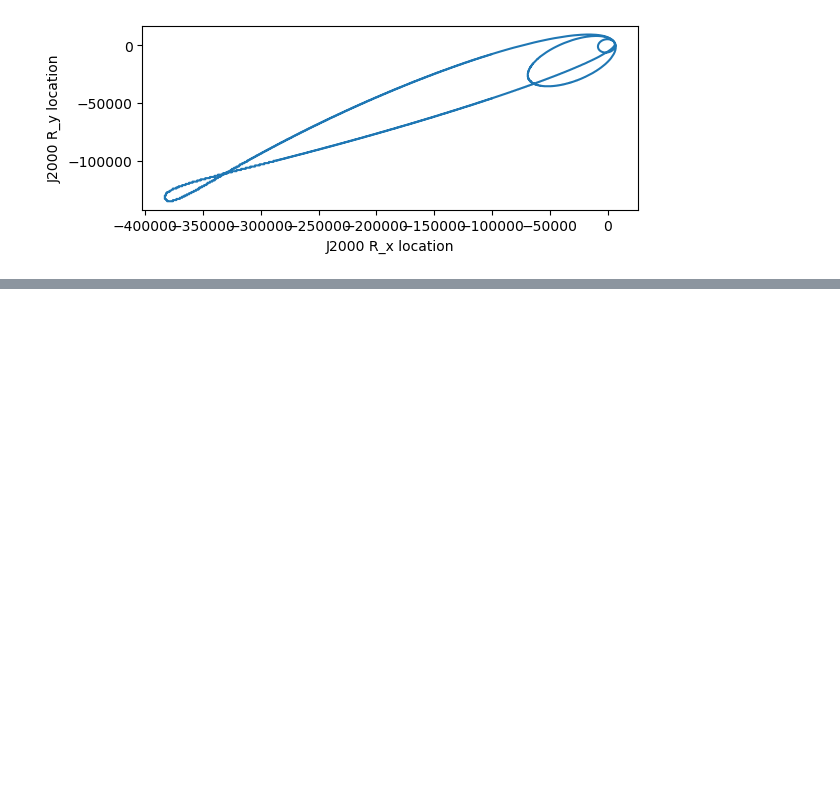
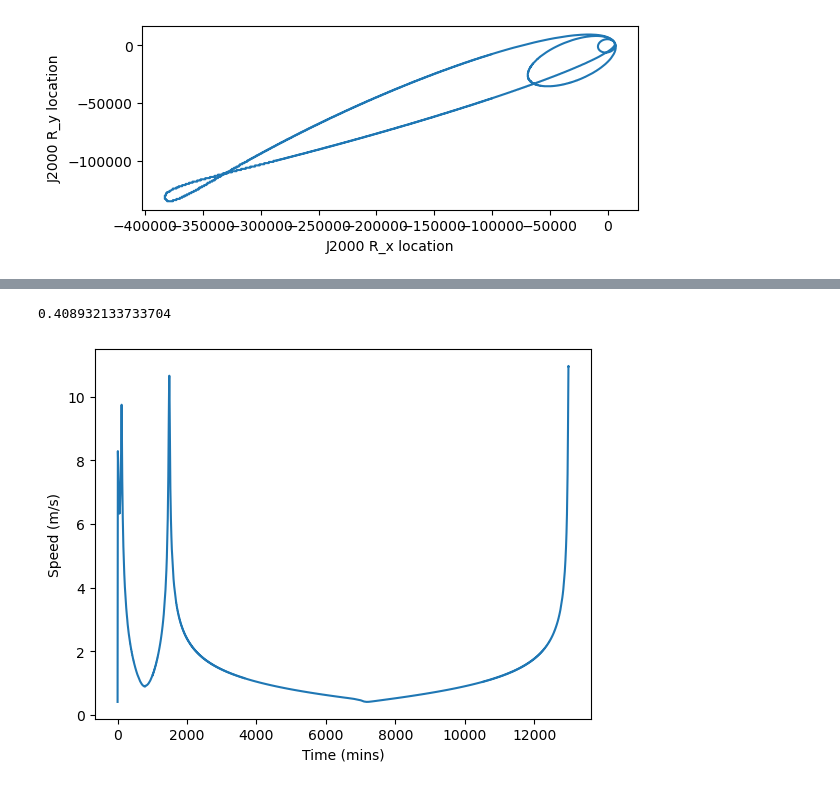
Before and after one commit to jwlandry10/artemis_nasa, a Jupyter notebook: code/Load_Data.ipynb, the cells around one changed output, grey strips where cells are left out. Drawn from its saved outputs; the diff is of its cells as text; code cells hidden in the pictures; blank space fills up the shorter version.

```diff
--- a/code/Load_Data.ipynb
+++ b/code/Load_Data.ipynb
@@ -67,0 +99,15 @@ Text(0, 0.5, 'J2000 R_y location')
+# %%
+traj['Vmag'] = traj['Vx(km/s)[J2000-EARTH]']**2 + traj['Vy(km/s)[J2000-EARTH]']**2 + traj['Vz(km/s)[J2000-EARTH]']**2
+traj['Vmag'] = np.sqrt(traj['Vmag'])
+# %%
+plt.plot(traj['MISSION ELAPSED TIME (mins)'],traj['Vmag'])
+#plt.plot(traj['MISSION ELAPSED TIME (mins)'],traj['Vx(km/s)[J2000-EARTH]'])
+#plt.plot(traj['MISSION ELAPSED TIME (mins)'],traj['Vy(km/s)[J2000-EARTH]'])
+#plt.plot(traj['MISSION ELAPSED TIME (mins)'],traj['Vz(km/s)[J2000-EARTH]'])
+ax = plt.gca()
+ax.set_xlabel('Time (mins)')
+ax.set_ylabel('Speed (m/s)')
+min(traj['Vmag'])
+# %% [output]
+0.408932133733704
+[figure, added]
```
Also changed, not shown: parts of 5 cells of this notebook.
